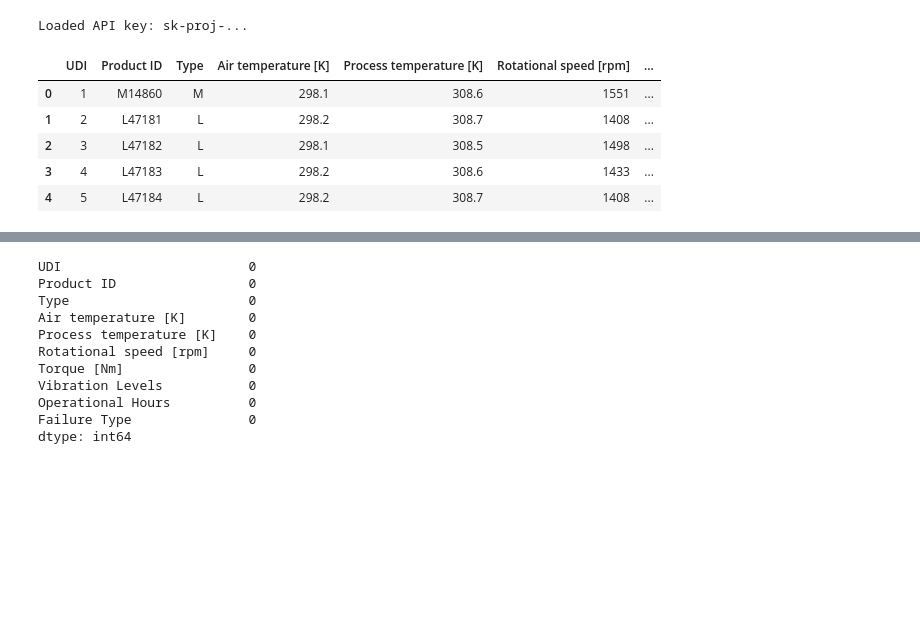
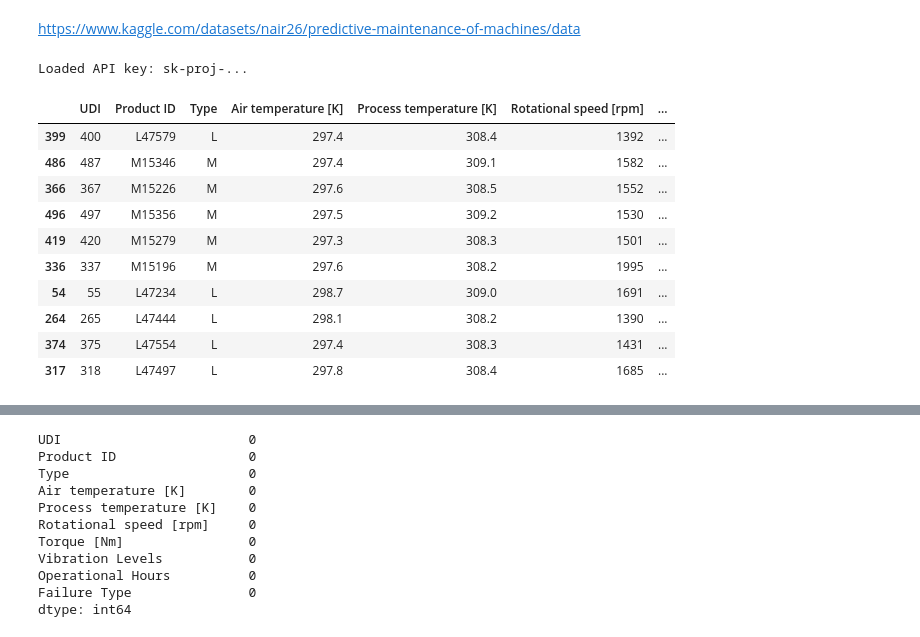
Before and after one commit to 4CDA/predictive_maintenance_decisiontrees, a Jupyter notebook: demo.ipynb, the cells around one changed output, grey strips where cells are left out. Drawn from its saved outputs; the diff is of its cells as text; code cells hidden in the pictures; blank space fills up the shorter version.

```diff
--- a/demo.ipynb
+++ b/demo.ipynb
@@ -13,6 +16,8 @@ org_id = "org-k2Sv4lKBPfhKSPP44JoM0f3X"
 
 # Then initialize the OpenAI client
 client = OpenAI(api_key=api_key)
+# %% [markdown]
+https://www.kaggle.com/datasets/nair26/predictive-maintenance-of-machines/data
 # %%
 print("Loaded API key:", os.getenv("OPENAI_API_KEY")[:8] + "..." if os.getenv("OPENAI_API_KEY") else "❌ Not loaded")
 # %% [output]
@@ -20,17 +25,22 @@ Loaded API key: sk-proj-...
 # %%
 
 # Load the CSV file
 df = pd.read_csv('Data/maintenance.csv')
 
 # Display the first few rows of the DataFrame
-df.head()
+df.sample(10)
 # %% [output]
 |  | UDI | Product ID | Type | Air temperature [K] | Process temperature [K] | Rotational speed [rpm] | ... |
-| 0 | 1 | M14860 | M | 298.1 | 308.6 | 1551 | ... |
-| 1 | 2 | L47181 | L | 298.2 | 308.7 | 1408 | ... |
-| 2 | 3 | L47182 | L | 298.1 | 308.5 | 1498 | ... |
-| 3 | 4 | L47183 | L | 298.2 | 308.6 | 1433 | ... |
-| 4 | 5 | L47184 | L | 298.2 | 308.7 | 1408 | ... |
+| 399 | 400 | L47579 | L | 297.4 | 308.4 | 1392 | ... |
+| 486 | 487 | M15346 | M | 297.4 | 309.1 | 1582 | ... |
+| 366 | 367 | M15226 | M | 297.6 | 308.5 | 1552 | ... |
+| 496 | 497 | M15356 | M | 297.5 | 309.2 | 1530 | ... |
+| 419 | 420 | M15279 | M | 297.3 | 308.3 | 1501 | ... |
+| 336 | 337 | M15196 | M | 297.6 | 308.2 | 1995 | ... |
+| 54 | 55 | L47234 | L | 298.7 | 309.0 | 1691 | ... |
+| 264 | 265 | L47444 | L | 298.1 | 308.2 | 1390 | ... |
+| 374 | 375 | L47554 | L | 297.4 | 308.3 | 1431 | ... |
+| 317 | 318 | L47497 | L | 297.8 | 308.4 | 1685 | ... |
 # %%
 df.info()
 # %% [output]
```
Also changed, not shown: parts of 26 cells of this notebook, 4 other files.
